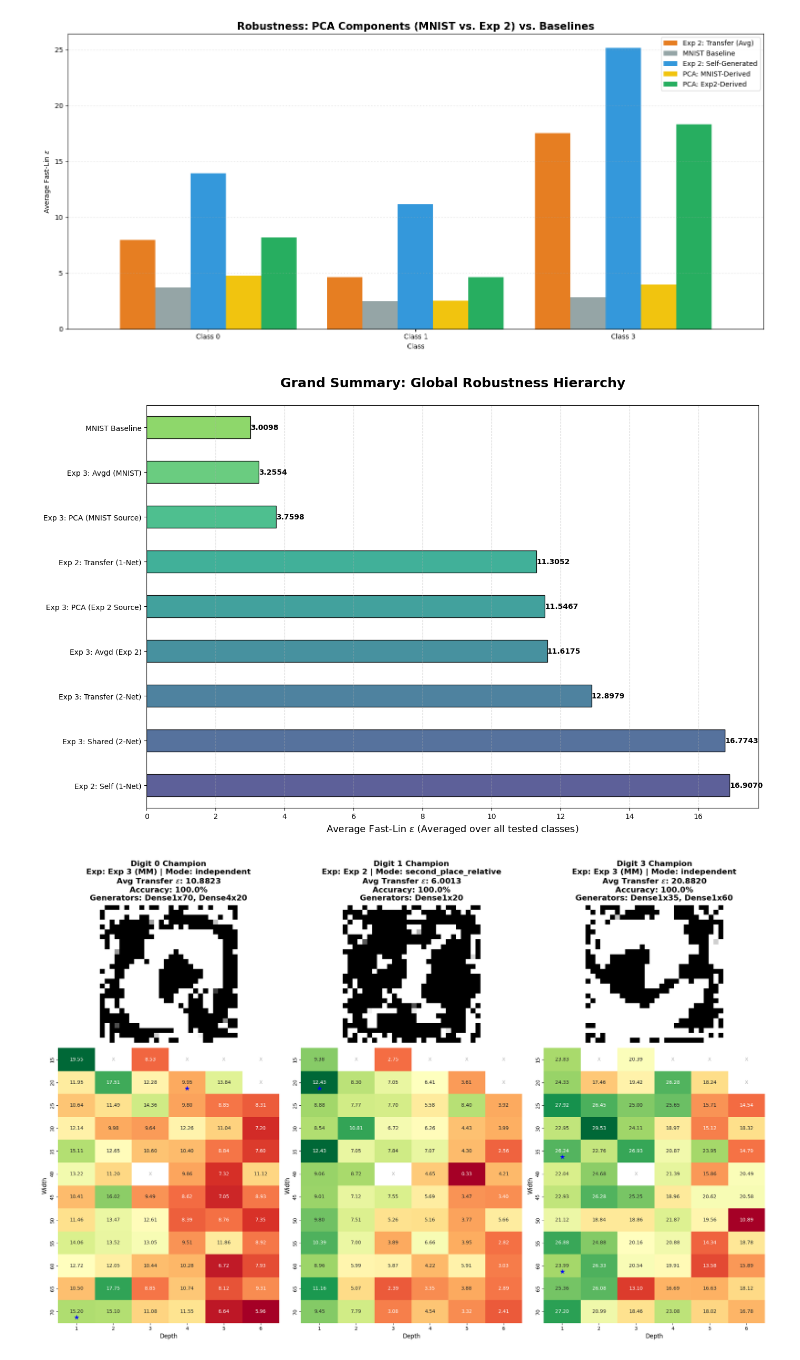
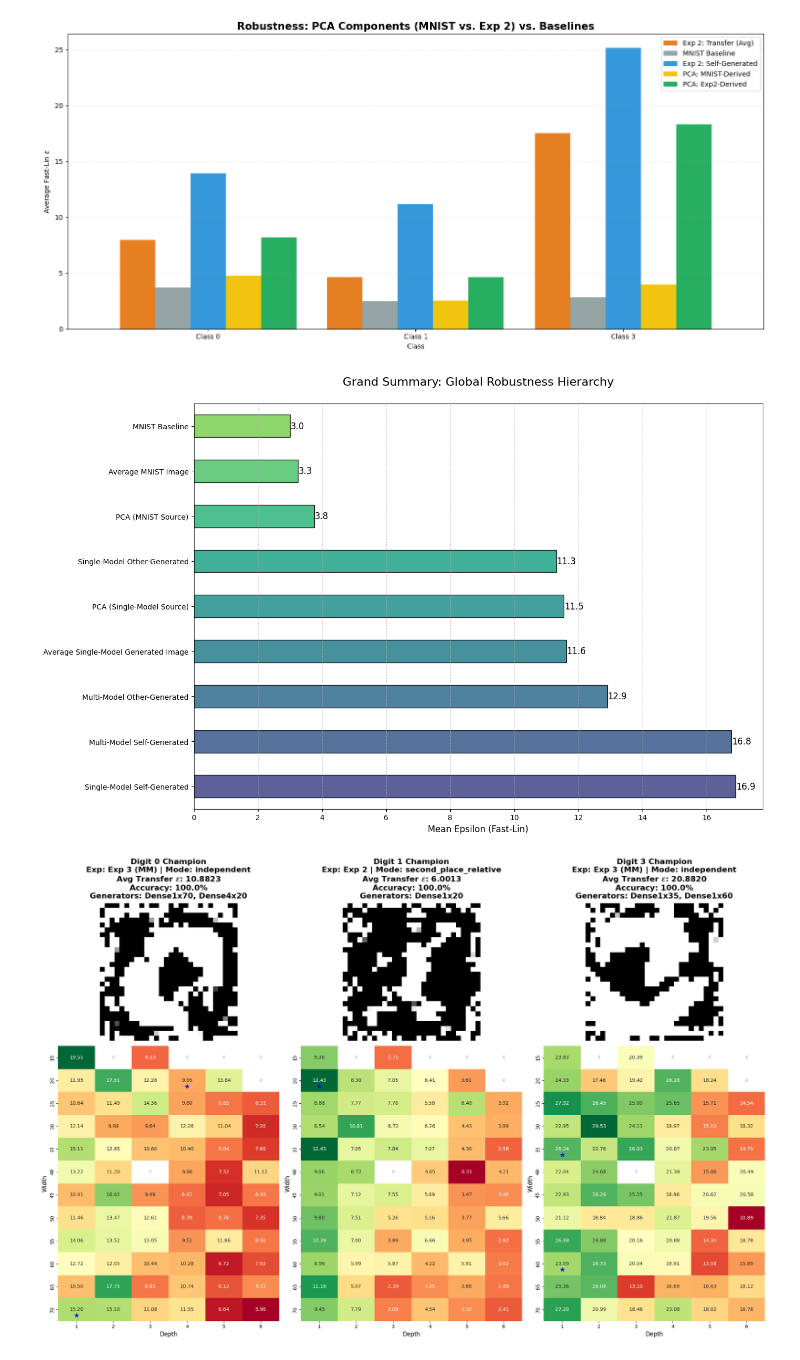
Before and after one commit to landbu/Kex, a Jupyter notebook: experiment3.ipynb, the cells around one changed output. Drawn from its saved outputs; the diff is of its cells as text; code cells hidden in the pictures.

```diff
--- a/experiment3.ipynb
+++ b/experiment3.ipynb
@@ -649,46 +671,46 @@ summary_data = {
     'MNIST Baseline': df_exp1['epsilon'].mean(),
 
     # Single-Model (Exp 2)
-    'Exp 2: Self (1-Net)': df_exp2_f[df_exp2_f['testing_network'] == df_exp2_f['generating_network']]['fastlin_eps'].mean(),
-    'Exp 2: Transfer (1-Net)': df_exp2_f[df_exp2_f['testing_network'] != df_exp2_f['generating_network']]['fastlin_eps'].mean(),
+    'Single-Model Self-Generated': df_exp2_f[df_exp2_f['testing_network'] == df_exp2_f['generating_network']]['fastlin_eps'].mean(),
+    'Single-Model Other-Generated': df_exp2_f[df_exp2_f['testing_network'] != df_exp2_f['generating_network']]['fastlin_eps'].mean(),
 
     # Multi-Model (Exp 3)
-    'Exp 3: Shared (2-Net)': df_exp3_mm[(df_exp3_mm['testing_network'] == df_exp3_mm['gen_net1']) |
+    'Multi-Model Self-Generated': df_exp3_mm[(df_exp3_mm['testing_network'] == df_exp3_mm['gen_net1']) |
                                       (df_exp3_mm['testing_network'] == df_exp3_mm['gen_net2'])]['fastlin_eps'].mean(),
-    'Exp 3: Transfer (2-Net)': df_exp3_mm[~((df_exp3_mm['testing_network'] == df_exp3_mm['gen_net1']) |
+    'Multi-Model Other-Generated': df_exp3_mm[~((df_exp3_mm['testing_network'] == df_exp3_mm['gen_net1']) |
                                            (df_exp3_mm['testing_network'] == df_exp3_mm['gen_net2']))]['fastlin_eps'].mean(),
 
     # Processing (Exp 3 Prototypes)
-    'Exp 3: Avgd (MNIST)': df_exp3_avg[df_exp3_avg['source'] == 'MNIST']['fastlin_eps'].mean(),
-    'Exp 3: Avgd (Exp 2)': df_exp3_avg[df_exp3_avg['source'] == 'Exp2']['fastlin_eps'].mean(),
+    'Average MNIST Image': df_exp3_avg[df_exp3_avg['source'] == 'MNIST']['fastlin_eps'].mean(),
+    'Average Single-Model Generated Image': df_exp3_avg[df_exp3_avg['source'] == 'Exp2']['fastlin_eps'].mean(),
 
     # Processing (Exp 3 PCA) - Now split into both sources
-    'Exp 3: PCA (MNIST Source)': df_exp3_pca[df_exp3_pca['source'] == 'MNIST']['fastlin_eps'].mean(),
-    'Exp 3: PCA (Exp 2 Source)': df_exp3_pca[df_exp3_pca['source'] == 'Exp2']['fastlin_eps'].mean(),
+    'PCA (MNIST Source)': df_exp3_pca[df_exp3_pca['source'] == 'MNIST']['fastlin_eps'].mean(),
+    'PCA (Single-Model Source)': df_exp3_pca[df_exp3_pca['source'] == 'Exp2']['fastlin_eps'].mean(),
 }
 
 # 5. Convert to Series and Sort
 summary_series = pd.Series(summary_data).sort_values(ascending=False)
 
 # 6. Plotting
 plt.figure(figsize=(14, 9))
 # Using a diverging colormap to distinguish high vs low robustness
 colors = plt.cm.viridis(np.linspace(0.8, 0.2, len(summary_series)))[::-1]
 ax = summary_series.plot(kind='barh', color=colors, edgecolor='black', alpha=0.85)
 
-plt.title('Grand Summary: Global Robustness Hierarchy', fontsize=18, fontweight='bold', pad=25)
-plt.xlabel('Average Fast-Lin $\epsilon$ (Averaged over all tested classes)', fontsize=13)
+plt.title('Grand Summary: Global Robustness Hierarchy', fontsize=16, pad=25)
+plt.xlabel('Mean Epsilon (Fast-Lin)', fontsize=12)
 plt.grid(axis='x', linestyle='--', alpha=0.5)
 
 # Add numeric values on the right of the bars
 for i, v in enumerate(summary_series):
     if not np.isnan(v):
-        ax.text(v + 0.001, i, f'{v:.4f}', va='center', fontweight='bold', fontsize=10)
+        ax.text(v + 0.1, i, f'{v:.1f}', va='center', fontsize=12)
 
 plt.tight_layout()
 plt.show()
 # %% [output]
-[figure, old version]
+[figure, new version]
 # %%
 # ==========================================
 # CONFIGURATION
```
Also changed, not shown: parts of 3 cells of this notebook, 5 other files.
